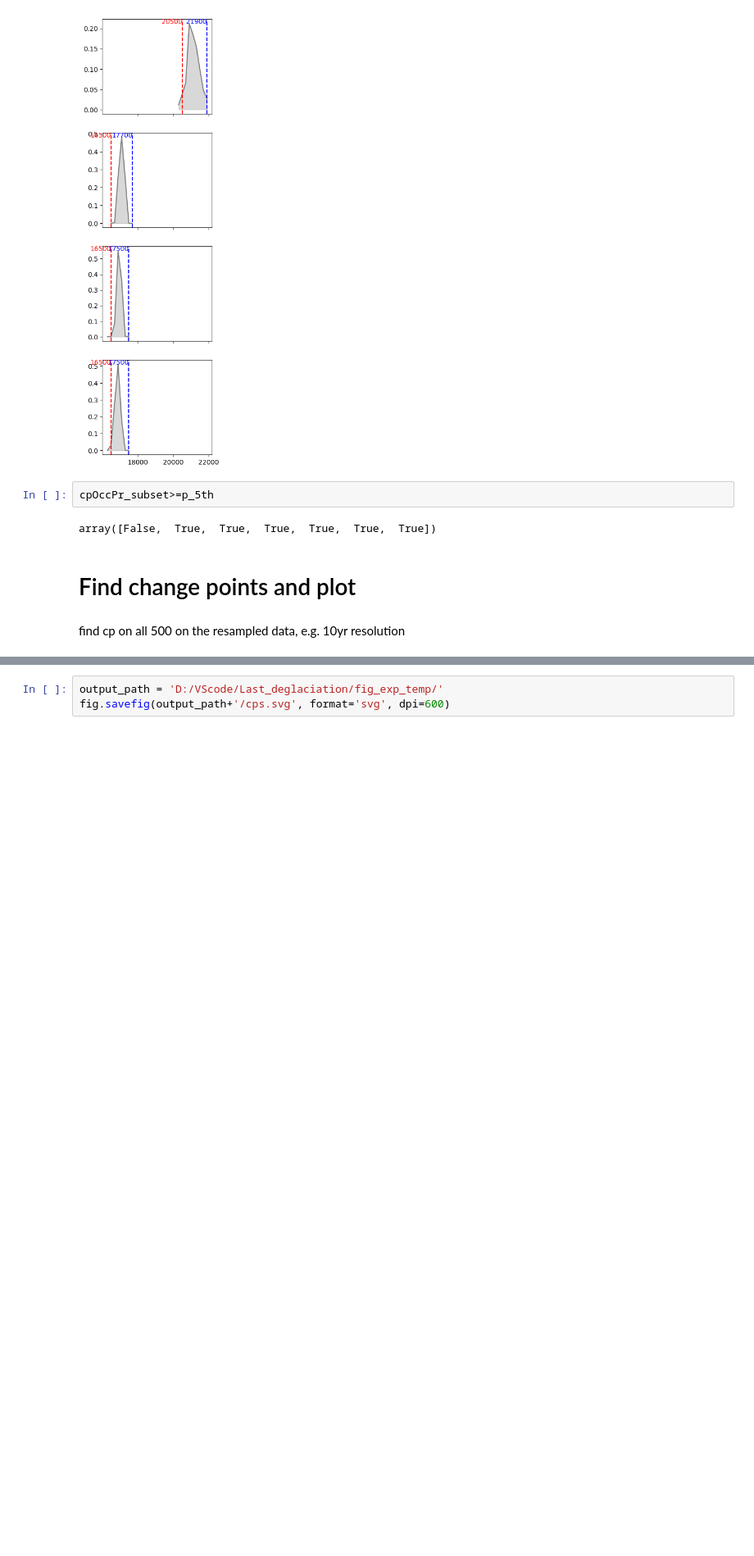
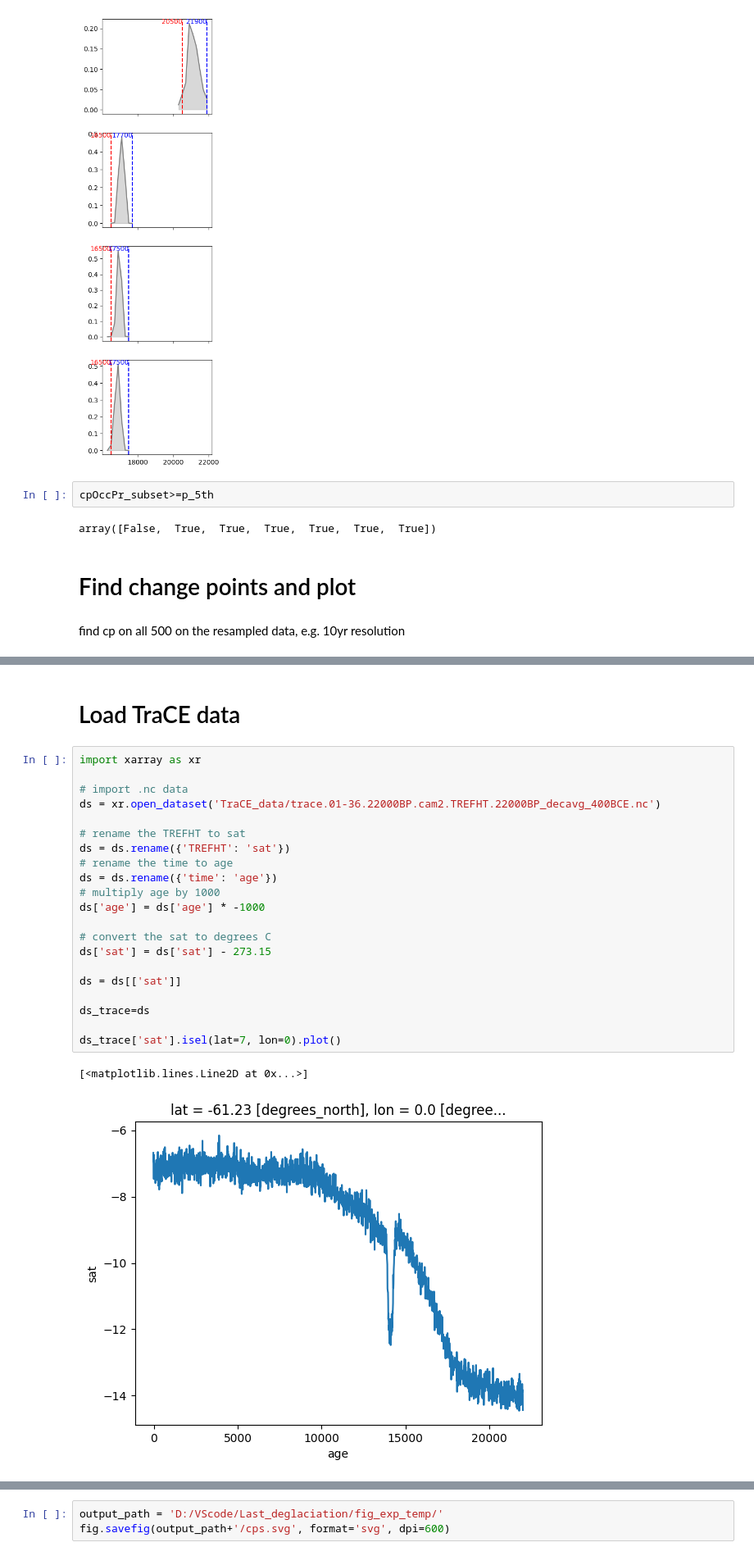
Before and after one commit to Peisong-Zheng/Last_deglaciation, a Jupyter notebook: Figure2_Ens.ipynb, the cells around one changed output, grey strips where cells are left out. Shown at 82% size. Saved outputs shown, nothing was run; the diff lists cells and outputs as text; blank space fills up the shorter version.

```diff
--- a/Figure2_Ens.ipynb
+++ b/Figure2_Ens.ipynb
@@ -341,0 +342,26 @@ selected_cp_index: 2
+# %% [markdown]
+# Load TraCE data
+# %%
+import xarray as xr
+
+# import .nc data
+ds = xr.open_dataset('TraCE_data/trace.01-36.22000BP.cam2.TREFHT.22000BP_decavg_400BCE.nc')
+
+# rename the TREFHT to sat
+ds = ds.rename({'TREFHT': 'sat'})
+# rename the time to age
+ds = ds.rename({'time': 'age'})
+# multiply age by 1000
+ds['age'] = ds['age'] * -1000
+
+# convert the sat to degrees C
+ds['sat'] = ds['sat'] - 273.15
+
+ds = ds[['sat']]
+
+ds_trace=ds
+
+ds_trace['sat'].isel(lat=7, lon=0).plot()
+# %% [output]
+[<matplotlib.lines.Line2D at 0x...>]
+[figure, added]
```
Also changed, not shown: parts of 12 cells of this notebook.
